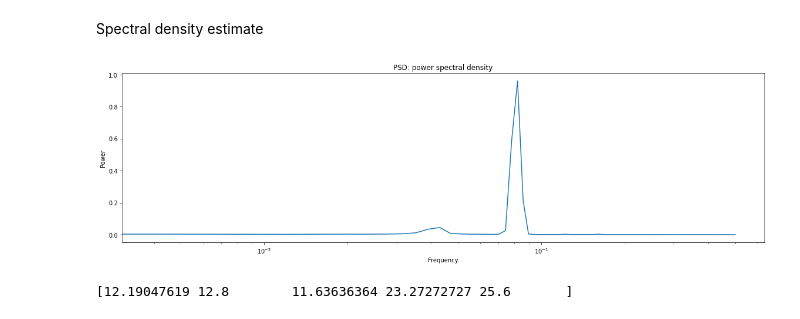
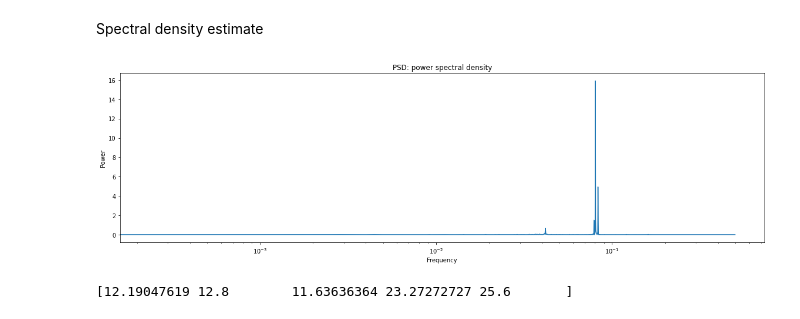
Before and after one commit to diodon/QIMOS, a Jupyter notebook: Code/Python/Notebooks/removeTIDE.ipynb, the cells around one changed output. Drawn from its saved outputs; the diff is of its cells as text; code cells hidden in the pictures.

```diff
--- a/Code/Python/Notebooks/removeTIDE.ipynb
+++ b/Code/Python/Notebooks/removeTIDE.ipynb
@@ -55,3 +52,12 @@ nc.UCUR.T.plot()
 # %% [output]
 <matplotlib.collections.QuadMesh at 0x...>
 [figure]
+# %%
+ncUV = nc[['UCUR', 'VCUR']]
+ncUVhour = ncUV.resample(TIME='1H').mean()
+plt.rcParams['figure.figsize'] = (16,5)
+fig, ax1 = plt.subplots(1, 1)
+#ax1.set_ylim(4.05, 4.14)
+ncUVhour.isel(HEIGHT_ABOVE_SENSOR=3).plot.quiver(x='TIME', y='HEIGHT_ABOVE_SENSOR', u='UCUR', v='VCUR',
+                                           scale = 5, ax=ax1)
+plt.tight_layout()
@@ -196,16 +205,16 @@ acor = plt.acorr(uu-UCURmed, color='r', maxlags=96)
 # %% [markdown]
 Spectral density estimate
 # %%
-freqs, psd = signal.welch(uu - UCURmed)
-
+#freqs, psd = signal.welch(uu - UCURmed)
+freqs, psd = signal.periodogram(uu - UCURmed)
 
 plt.semilogx(freqs, psd)
 plt.title('PSD: power spectral density')
 plt.xlabel('Frequency')
 plt.ylabel('Power')
 plt.tight_layout()
 # %% [output]
-[figure, old version]
+[figure, new version]
 # %%
 #zip(*sorted(zip(psd, freqs)))[0]
 topFive = np.argsort(-psd)[:5]
```
Also changed, not shown: parts of 8 cells of this notebook.
